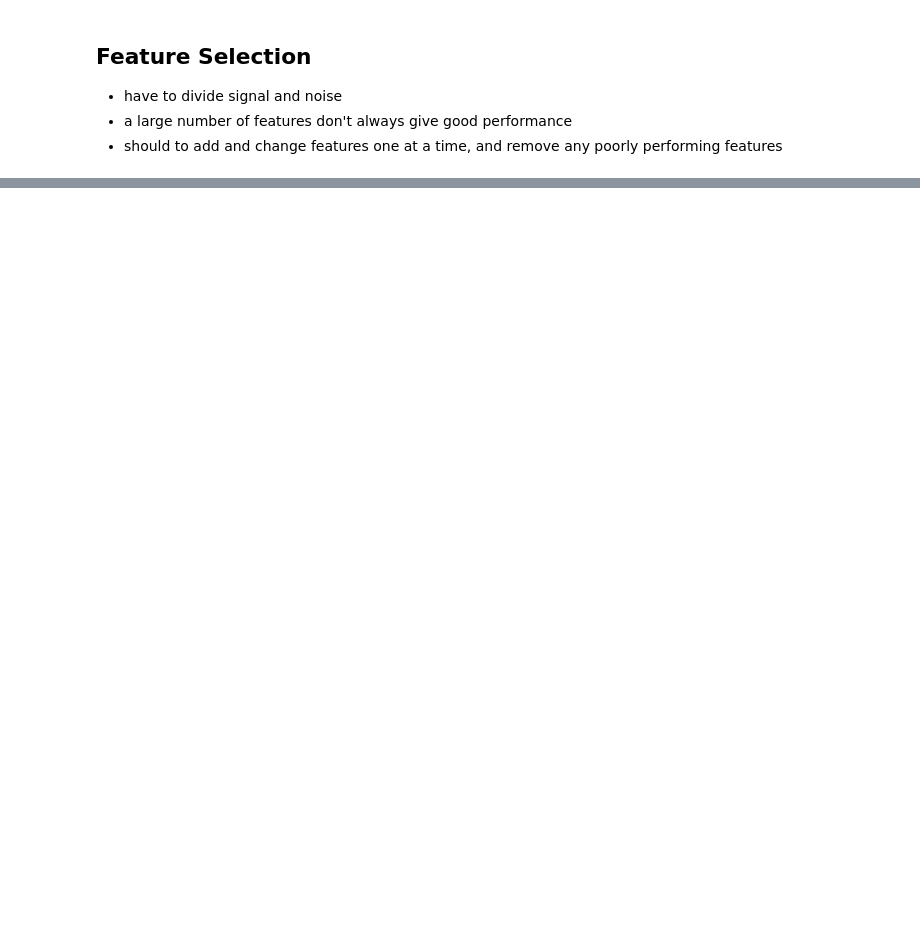
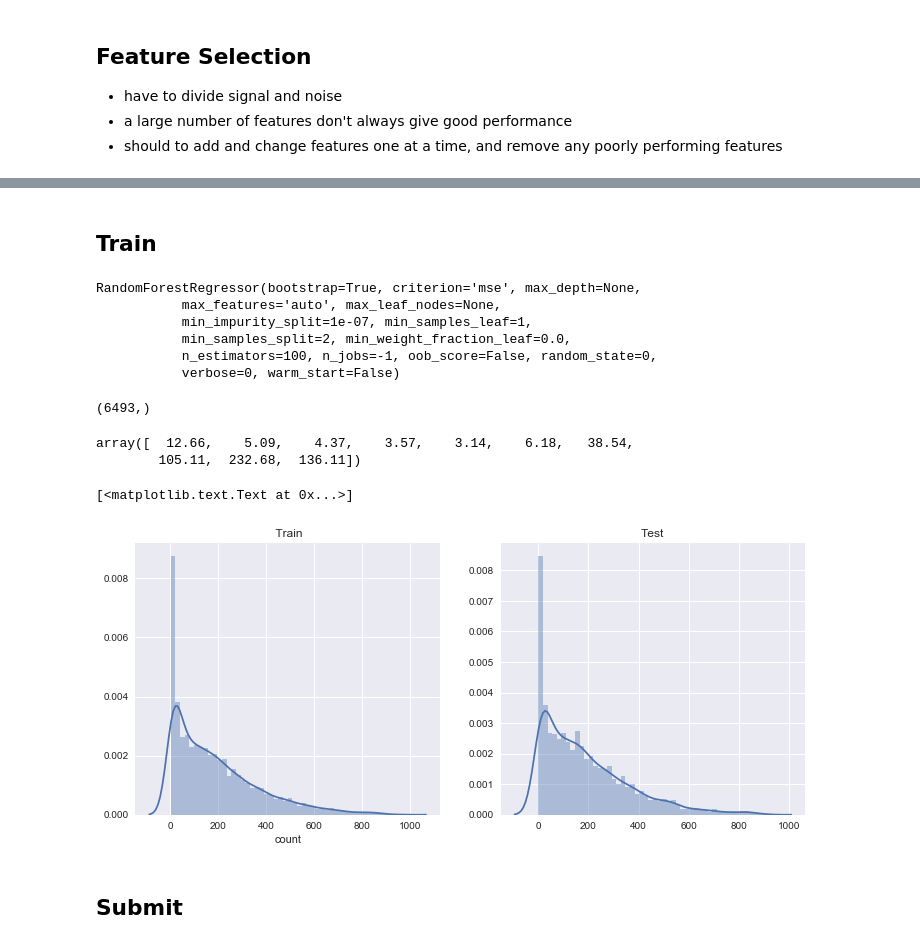
Before and after one commit to imji0319/PDSH, a Jupyter notebook: PDSH_Bike sharing Demand_3.ipynb, the cells around one changed output, grey strips where cells are left out. Drawn from its saved outputs; the diff is of its cells as text; code cells hidden in the pictures; blank space fills up the shorter version.

Commit message:
Add files via upload
RandomForest in scikitlearn

```diff
--- a/PDSH_Bike sharing Demand_3.ipynb
+++ b/PDSH_Bike sharing Demand_3.ipynb
@@ -149,0 +204,6 @@ sns.countplot(data=train,x="windspeed",ax=ax1)
+# %%
+label_name="count"
+
+y_train=train[label_name]
+print(y_train.shape)
+y_train.head()
@@ -149,0 +248,12 @@ sns.countplot(data=train,x="windspeed",ax=ax1)
+# %%
+from sklearn.ensemble import RandomForestRegressor
+
+max_depth_list= []
+
+
+# the higher n_estomator value , the higher estimator
+model = RandomForestRegressor(n_estimators=100,
+                             n_jobs=-1,
+                             random_state=0)
+
+model
@@ -149,0 +276,38 @@ sns.countplot(data=train,x="windspeed",ax=ax1)
+# %% [markdown]
+## Train
+# %%
+# make that learn , fitting
+
+model.fit(X_train, y_train)
+# %% [output]
+RandomForestRegressor(bootstrap=True, criterion='mse', max_depth=None,
+           max_features='auto', max_leaf_nodes=None,
+           min_impurity_split=1e-07, min_samples_leaf=1,
+           min_samples_split=2, min_weight_fraction_leaf=0.0,
+           n_estimators=100, n_jobs=-1, oob_score=False, random_state=0,
+           verbose=0, warm_start=False)
+# %%
+# predict
+
+predictions = model.predict(X_test)
+
+print(predictions.shape)
+predictions[0:10]
+# %% [output]
+(6493,)
+array([  12.66,    5.09,    4.37,    3.57,    3.14,    6.18,   38.54,
+        105.11,  232.68,  136.11])
+# %%
+# to draw graph predicted data
+fig,(ax1,ax2)=plt.subplots(ncols=2)
+fig.set_size_inches(12,5)
+
+sns.distplot(y_train,ax=ax1,bins=50)
+ax1.set(title = " Train")
+sns.distplot(predictions,ax=ax2, bins=50 )
+ax2.set(title = "Test")
+# %% [output]
+[<matplotlib.text.Text at 0x...>]
+[figure, added]
+# %% [markdown]
+## Submit
```
Also changed, not shown: parts of 17 cells of this notebook.
